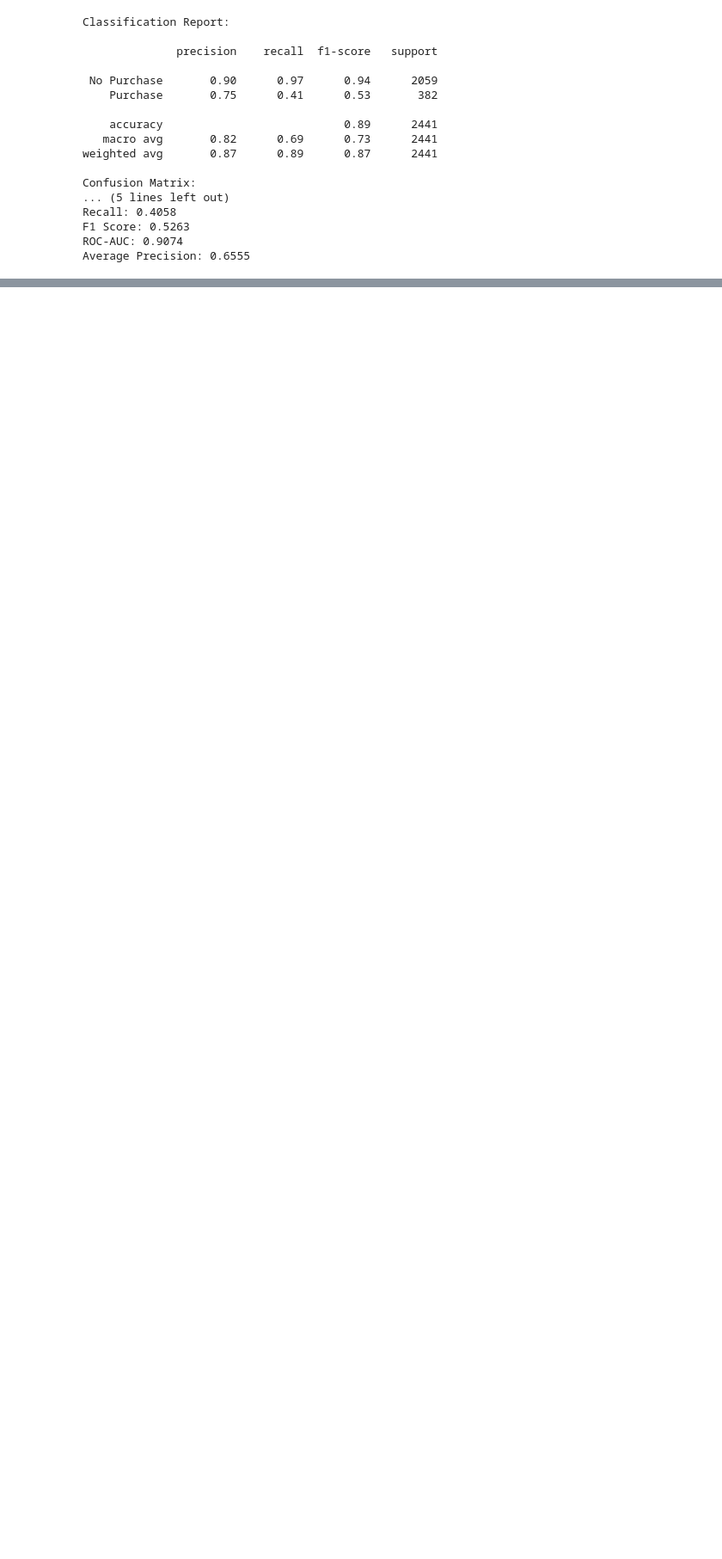
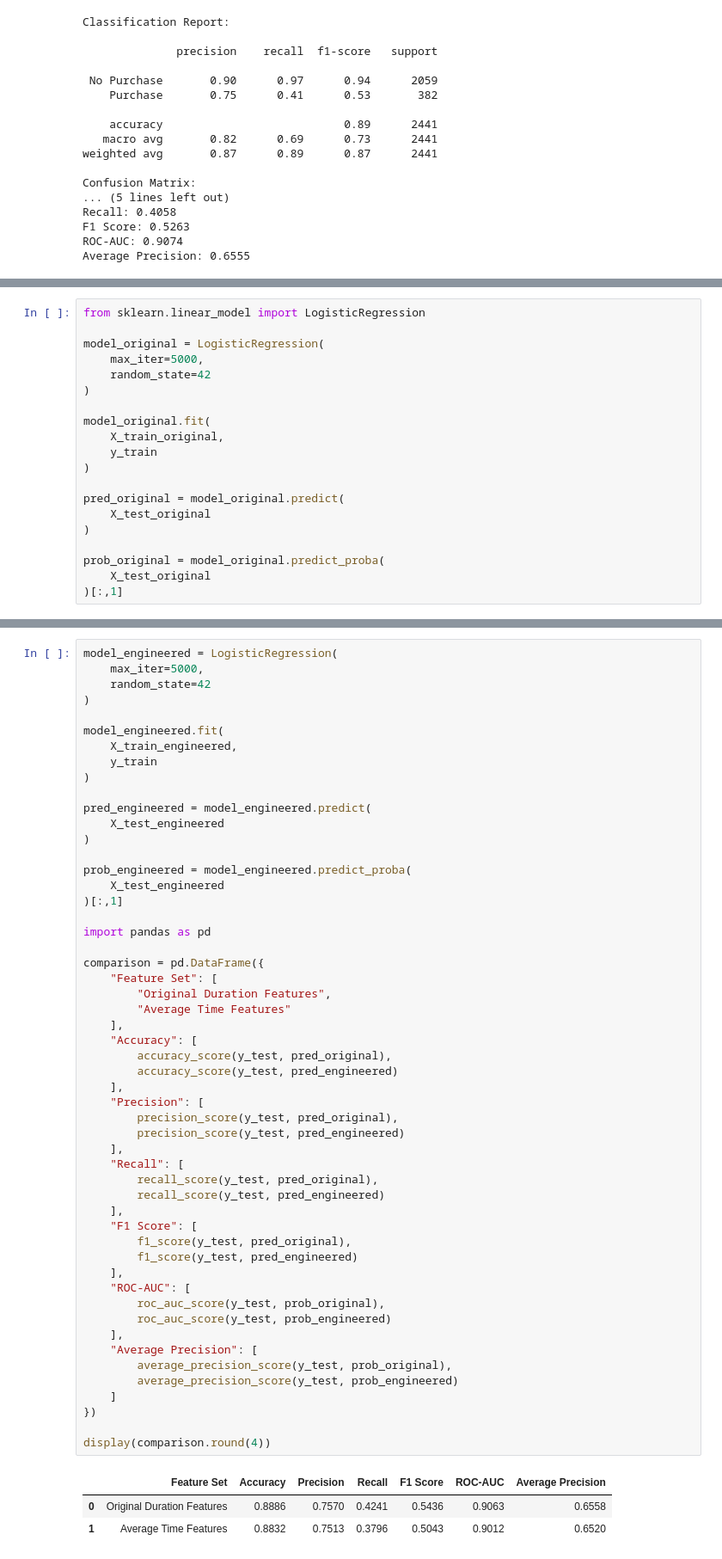
Before and after one commit to liaoxiaoyang3-prog/MLDP_project, a Jupyter notebook: MLDP.ipynb, the cells around one changed output, grey strips where cells are left out. Shown at 86% size. Drawn from its saved outputs; the diff is of its cells as text; blank space fills up the shorter version.

Commit message:
check on the previous work, where i test out the original dataset and compared it with the new features i made and removing the old one, then compared their scores

```diff
--- a/MLDP.ipynb
+++ b/MLDP.ipynb
@@ -1160,0 +1219,20 @@ Average Precision: 0.6555
+# %%
+from sklearn.linear_model import LogisticRegression
+
+model_original = LogisticRegression(
+    max_iter=5000,
+    random_state=42
+)
+
+model_original.fit(
+    X_train_original,
+    y_train
+)
+
+pred_original = model_original.predict(
+    X_test_original
+)
+
+prob_original = model_original.predict_proba(
+    X_test_original
+)[:,1]
@@ -1160,0 +1248,57 @@ Average Precision: 0.6555
+# %%
+model_engineered = LogisticRegression(
+    max_iter=5000,
+    random_state=42
+)
+
+model_engineered.fit(
+    X_train_engineered,
+    y_train
+)
+
+pred_engineered = model_engineered.predict(
+    X_test_engineered
+)
+
+prob_engineered = model_engineered.predict_proba(
+    X_test_engineered
+)[:,1]
+
+import pandas as pd
+
+comparison = pd.DataFrame({
+    "Feature Set": [
+        "Original Duration Features",
+        "Average Time Features"
+    ],
+    "Accuracy": [
+        accuracy_score(y_test, pred_original),
+        accuracy_score(y_test, pred_engineered)
+    ],
+    "Precision": [
+        precision_score(y_test, pred_original),
+        precision_score(y_test, pred_engineered)
+    ],
+    "Recall": [
+        recall_score(y_test, pred_original),
+        recall_score(y_test, pred_engineered)
+    ],
+    "F1 Score": [
+        f1_score(y_test, pred_original),
+        f1_score(y_test, pred_engineered)
+    ],
+    "ROC-AUC": [
+        roc_auc_score(y_test, prob_original),
+        roc_auc_score(y_test, prob_engineered)
+    ],
+    "Average Precision": [
+        average_precision_score(y_test, prob_original),
+        average_precision_score(y_test, prob_engineered)
+    ]
+})
+
+display(comparison.round(4))
+# %% [output]
+|  | Feature Set | Accuracy | Precision | Recall | F1 Score | ROC-AUC | Average Precision |
+| 0 | Original Duration Features | 0.8886 | 0.7570 | 0.4241 | 0.5436 | 0.9063 | 0.6558 |
+| 1 | Average Time Features | 0.8832 | 0.7513 | 0.3796 | 0.5043 | 0.9012 | 0.6520 |
```
Also changed, not shown: parts of 6 cells of this notebook.
